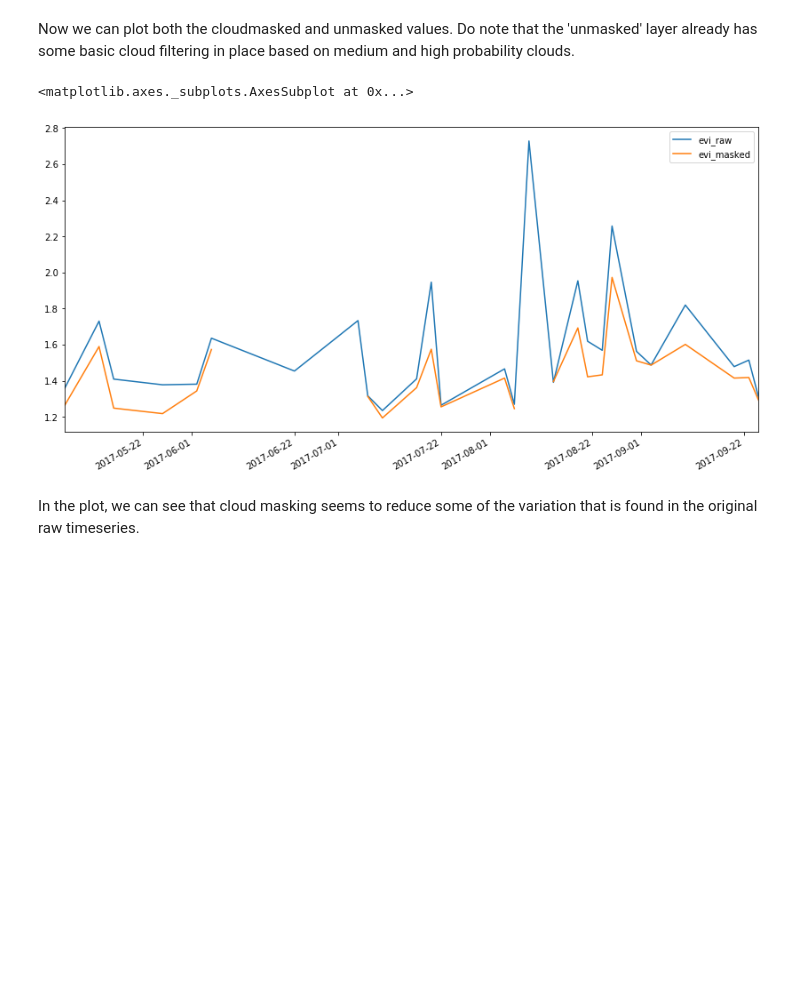
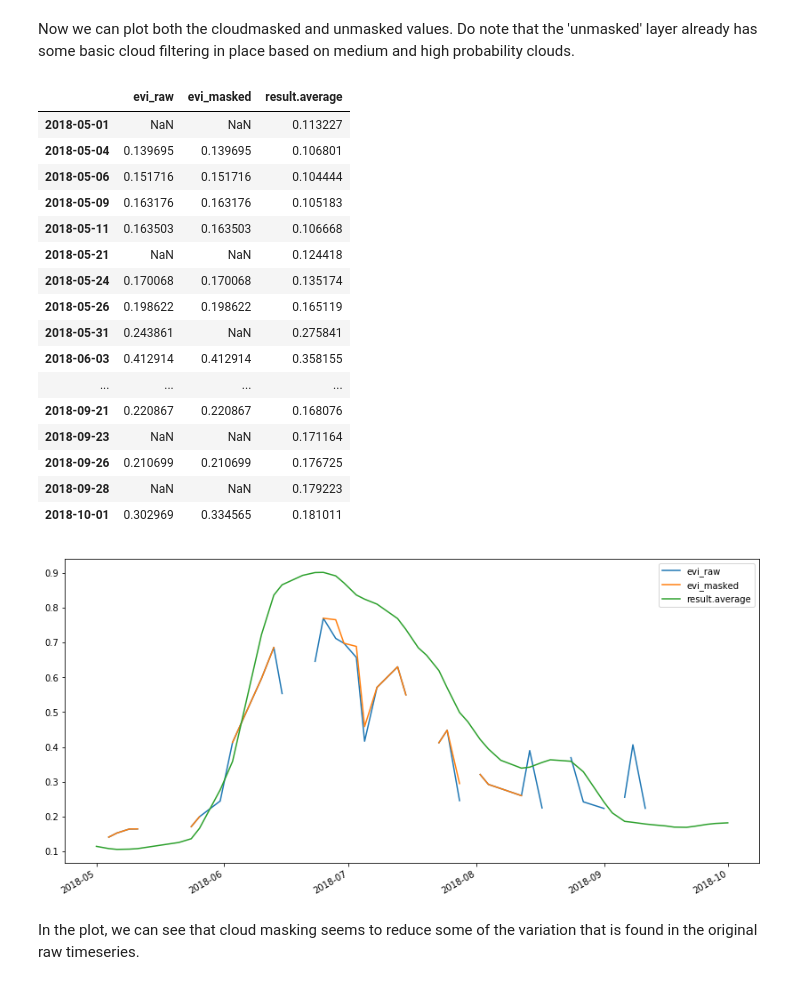
Before and after one commit to Open-EO/openeo-processes, a Jupyter notebook: examples/phenology-uc2/Phenology.ipynb, the cells around one changed output. Saved outputs shown, nothing was run; the diff lists cells and outputs as text; code cells hidden in the pictures; blank space fills up the shorter version.

```diff
--- a/examples/phenology-uc2/Phenology.ipynb
+++ b/examples/phenology-uc2/Phenology.ipynb
@@ -200,5 +189,8 @@ For further analysis, smoothing will be needed.
 # %%
 timeseries_raw_dc = evi_cube.polygonal_mean_timeseries(polygon)
 timeseries_raw = pd.Series(timeseries_raw_dc.execute(),name="evi_raw")
+#timeseries are provided as an array, because of bands, so unpack
+timeseries_raw = timeseries_raw.apply(pd.Series)
+timeseries_raw.columns = ["evi_raw"]
 timeseries_raw.head(15)
 # %% [output]
@@ -221,5 +213,7 @@ Name: evi_raw, dtype: float64
 # %%
 timeseries_masked_dc = evi_cube_masked.polygonal_mean_timeseries(polygon)
-timeseries_masked = pd.Series(timeseries_masked_dc.execute(),name='evi_masked')
+timeseries_masked = pd.Series(timeseries_masked_dc.execute())
+timeseries_masked = timeseries_masked.apply(pd.Series)
+timeseries_masked.columns = ["evi_masked"]
 timeseries_masked.head(15)
 # %% [output]
@@ -241,0 +236,6 @@ Name: evi_masked, dtype: float64
+# %%
+import requests
+from shapely.geometry import mapping
+print(mapping(polygon))
+response = requests.post("https://cropsar.vito.be/ts/CROPSAR/geometry?startDate=2018-03-01&endDate=2018-11-30",json=mapping(polygon))
+response.json()
@@ -241,0 +261,6 @@ Name: evi_masked, dtype: float64
+# %%
+from pandas.io.json import json_normalize
+
+df = json_normalize(response.json()['results'])
+df.index = pd.to_datetime(df.date)
+df['result.average'].plot()
@@ -242,16 +270,29 @@ Name: evi_masked, dtype: float64
 # %% [markdown]
 Now we can plot both the cloudmasked and unmasked values. Do note that the 'unmasked' layer already has some basic cloud filtering in place based on medium and high probability clouds.
 # %%
-%matplotlib inline
-import matplotlib.pyplot as plt
-
-all_timeseries = pd.DataFrame([timeseries_raw.dropna(),timeseries_masked.dropna()]).T
+all_timeseries = timeseries_raw.join(timeseries_masked).join(df['result.average']).dropna(how='all')
 all_timeseries.index = pd.to_datetime(all_timeseries.index)
-
 all_timeseries.plot(figsize=(14,7))
+all_timeseries
 # %% [output]
-<matplotlib.axes._subplots.AxesSubplot at 0x...>
+|  | evi_raw | evi_masked | result.average |
+| 2018-05-01 | NaN | NaN | 0.113227 |
+| 2018-05-04 | 0.139695 | 0.139695 | 0.106801 |
+| 2018-05-06 | 0.151716 | 0.151716 | 0.104444 |
+| 2018-05-09 | 0.163176 | 0.163176 | 0.105183 |
+| 2018-05-11 | 0.163503 | 0.163503 | 0.106668 |
+| 2018-05-21 | NaN | NaN | 0.124418 |
+| 2018-05-24 | 0.170068 | 0.170068 | 0.135174 |
+| 2018-05-26 | 0.198622 | 0.198622 | 0.165119 |
+| 2018-05-31 | 0.243861 | NaN | 0.275841 |
+| 2018-06-03 | 0.412914 | 0.412914 | 0.358155 |
+| ... | ... | ... | ... |
+| 2018-09-21 | 0.220867 | 0.220867 | 0.168076 |
+| 2018-09-23 | NaN | NaN | 0.171164 |
+| 2018-09-26 | 0.210699 | 0.210699 | 0.176725 |
+| 2018-09-28 | NaN | NaN | 0.179223 |
+| 2018-10-01 | 0.302969 | 0.334565 | 0.181011 |
-[figure, old version]
+[figure, new version]
 # %% [markdown]
 In the plot, we can see that cloud masking seems to reduce some of the variation that is found in the original raw timeseries.
 # %% [markdown]
```
Also changed, not shown: parts of 28 cells of this notebook, 3 other files.
